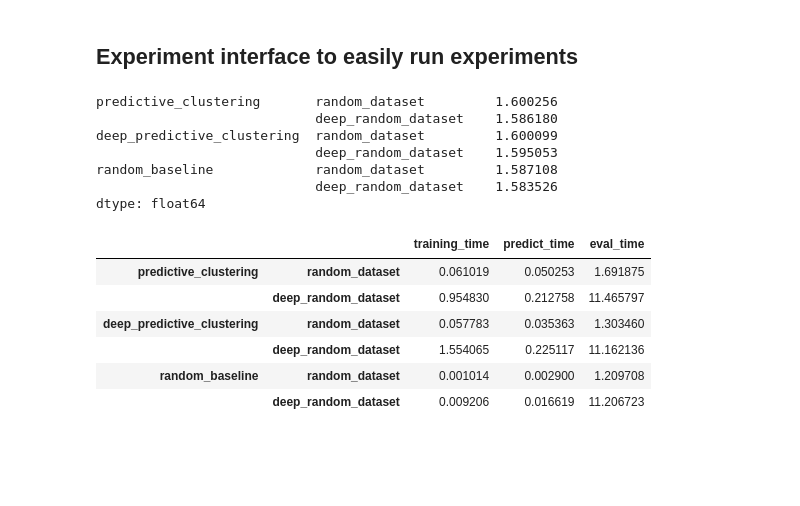
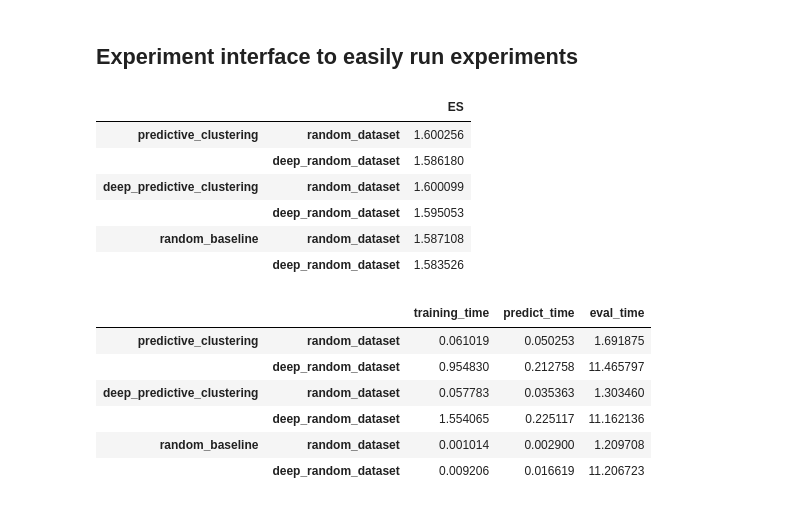
Before and after one commit to jonassoenen/predclus_scengen, a Jupyter notebook: notebooks/example.ipynb, the cells around one changed output. Saved outputs shown, nothing was run; the diff lists cells and outputs as text; code cells hidden in the pictures; blank space fills up the shorter version.

```diff
--- a/notebooks/example.ipynb
+++ b/notebooks/example.ipynb
@@ -39,15 +39,15 @@ experiment = (
 
 energy_scores, timing_df = experiment.execute()
 # %%
-energy_scores.mean(axis = 0)
+energy_scores.mean(axis = 0).to_frame('ES')
 # %% [output]
-predictive_clustering       random_dataset         1.600256
-                            deep_random_dataset    1.586180
-deep_predictive_clustering  random_dataset         1.600099
-                            deep_random_dataset    1.595053
-random_baseline             random_dataset         1.587108
-                            deep_random_dataset    1.583526
-dtype: float64
+|  |  | ES |
+| predictive_clustering | random_dataset | 1.600256 |
+|  | deep_random_dataset | 1.586180 |
+| deep_predictive_clustering | random_dataset | 1.600099 |
+|  | deep_random_dataset | 1.595053 |
+| random_baseline | random_dataset | 1.587108 |
+|  | deep_random_dataset | 1.583526 |
 # %%
 timing_df
 # %% [output]
```
Also changed, not shown: parts of 13 cells of this notebook, 1 other file.
